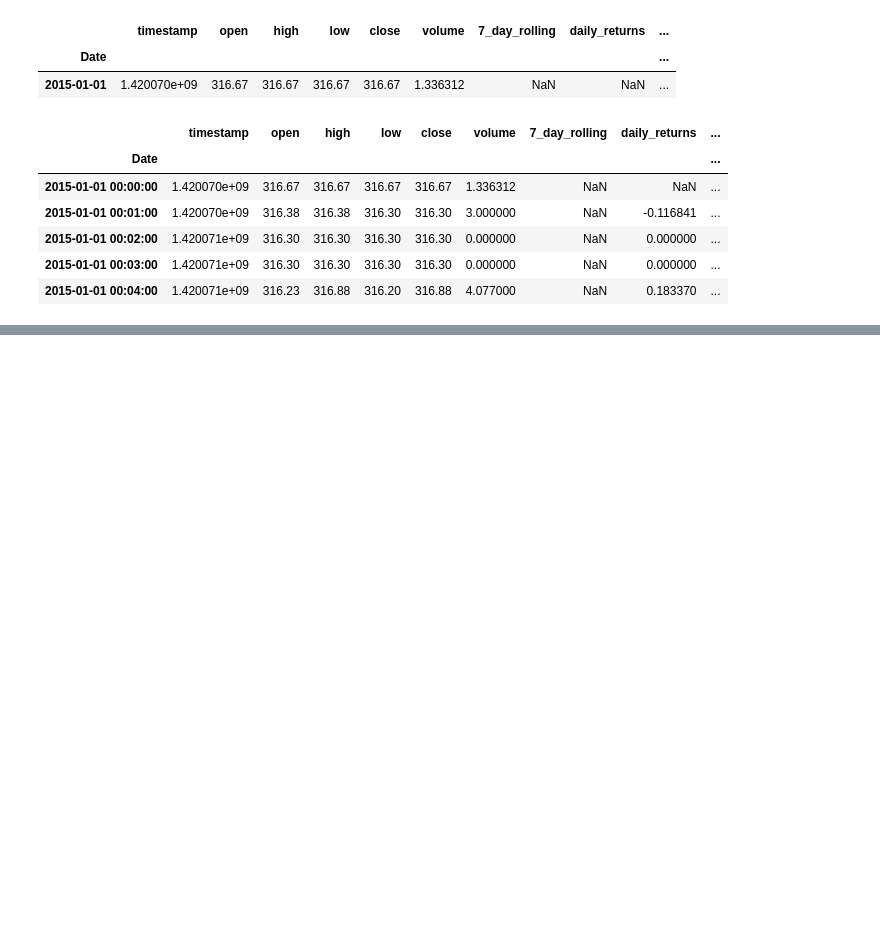
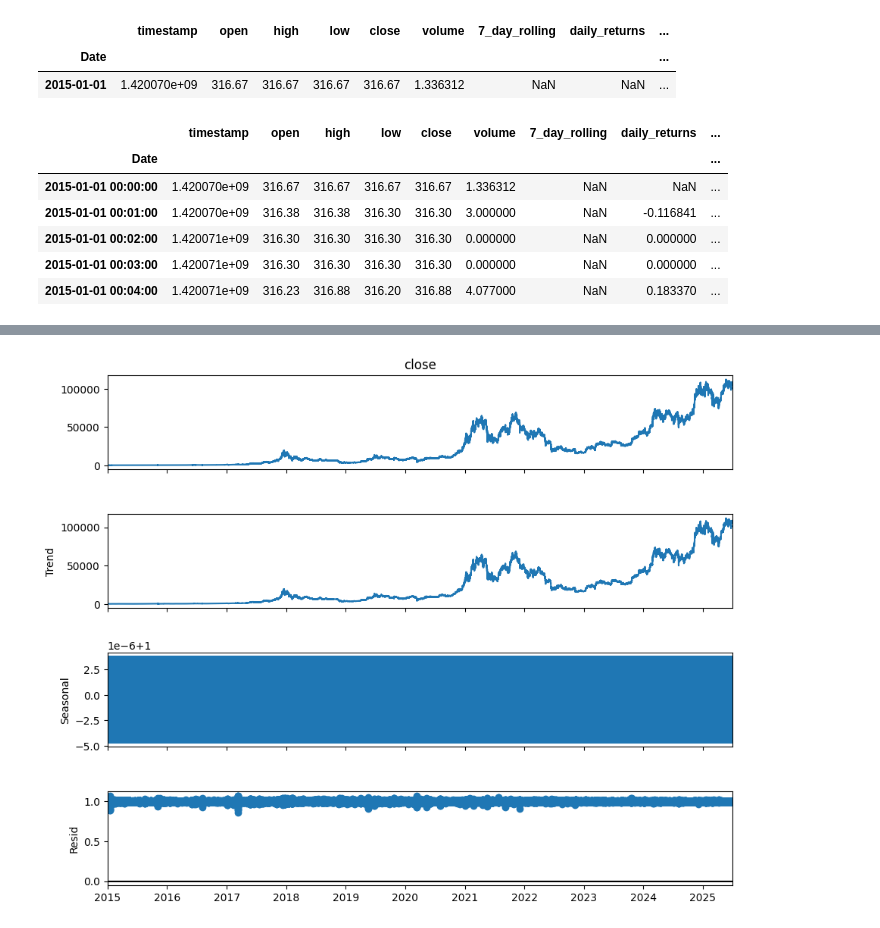
Before and after one commit to agakshita5/time-series-prac, a Jupyter notebook: ts-prac.ipynb, the cells around one changed output, grey strips where cells are left out. Cells and saved outputs as stored; diff of their text form; code cells hidden in the pictures; blank space fills up the shorter version.

```diff
--- a/ts-prac.ipynb
+++ b/ts-prac.ipynb
@@ -215,0 +235,7 @@ df.head()
+# %%
+decomp = seasonal_decompose(df['close'], model='mul', period = 24)
+fig = decomp.plot()
+fig.set_size_inches(10,8)
+plt.show()
+# %% [output]
+[figure, added]
```
Also changed, not shown: parts of 6 cells of this notebook.
